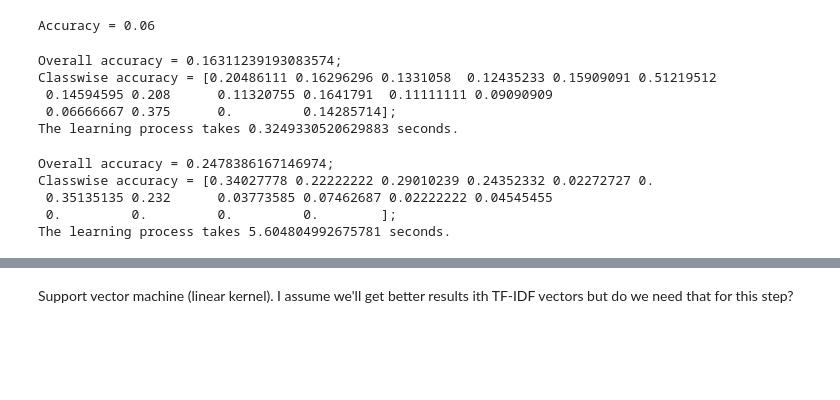
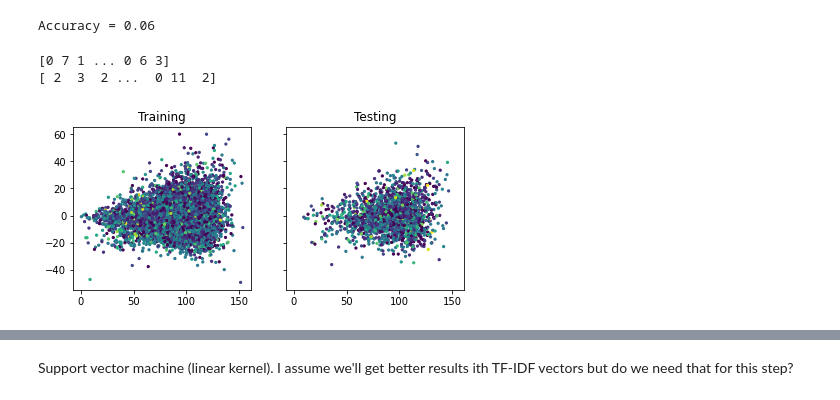
Before and after one commit to COSC522-Project/playground, a Jupyter notebook: final_project.ipynb, the cells around one changed output, grey strips where cells are left out. Saved outputs shown, nothing was run; the diff lists cells and outputs as text; code cells hidden in the pictures; blank space fills up the shorter version.

Commit message:
began addition of classifier study

```diff
--- a/final_project.ipynb
+++ b/final_project.ipynb
@@ -165,22 +155,0 @@ def classifier(Xtr, ytr, Xte, method, args=()):
-# %%
-# reference usage with Qi mpp
-import classifiers as cfs
-
-# even priors
-P = np.ones(16)
-P = P*(1.0/16.0)
-
-t0 = time.time()
-y_model = classifier(X_train, y_train, X_test, cfs.mpp, (1,P))
-t1 = time.time()
-
-acc_classwise, acc_overall = util.accuracy_score(y_test, y_model)
-print(f'Overall accuracy = {acc_overall};')
-print(f'Classwise accuracy = {acc_classwise};')
-print(f'The learning process takes {t1 - t0} seconds.')
-# %% [output]
-Overall accuracy = 0.16311239193083574;
-Classwise accuracy = [0.20486111 0.16296296 0.1331058  0.12435233 0.15909091 0.51219512
- 0.14594595 0.208      0.11320755 0.1641791  0.11111111 0.09090909
- 0.06666667 0.375      0.         0.14285714];
-The learning process takes 0.3249330520629883 seconds.
@@ -199,20 +156,10 @@ print(f'The learning process takes {t1 - t0} seconds.')
-# %%
-# reference usage with sklearn DecisionTreeClassifier
-
-from sklearn import tree
-
-clf = tree.DecisionTreeClassifier()
-t0 = time.time()
-y_model = classifier(X_train, y_train, X_test, clf, ())
-t1 = time.time()
-
-acc_classwise, acc_overall = util.accuracy_score(y_test, y_model)
-print(f'Overall accuracy = {acc_overall};')
-print(f'Classwise accuracy = {acc_classwise};')
-print(f'The learning process takes {t1 - t0} seconds.')
-# %% [output]
-Overall accuracy = 0.2478386167146974;
-Classwise accuracy = [0.34027778 0.22222222 0.29010239 0.24352332 0.02272727 0.
- 0.35135135 0.232      0.03773585 0.07462687 0.02222222 0.04545455
- 0.         0.         0.         0.        ];
-The learning process takes 5.604804992675781 seconds.
+# %%
+fig, axes = plt.subplots(1, 2, figsize=(7, 3), sharey=True, sharex=True)
+for ax, X, y, title in zip(axes, (X_train, X_test), (y_train, y_test), ('Training', 'Testing')):
+    print(y)
+    ax.scatter(X[:, 0], X[:, 1], s=5, c=y)
+    ax.set_title(title)
+# %% [output]
+[0 7 1 ... 0 6 3]
+[ 2  3  2 ...  0 11  2]
+[figure, added]
```
Also changed, not shown: parts of 9 cells of this notebook.
